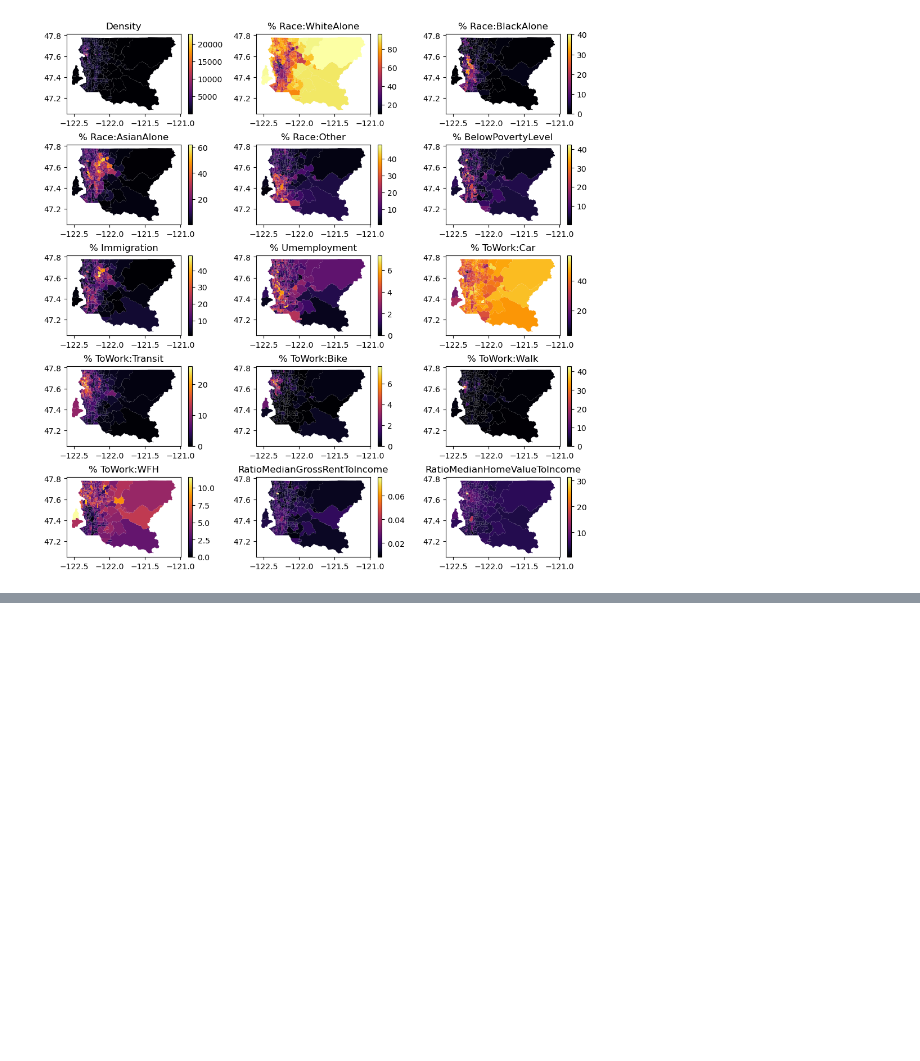
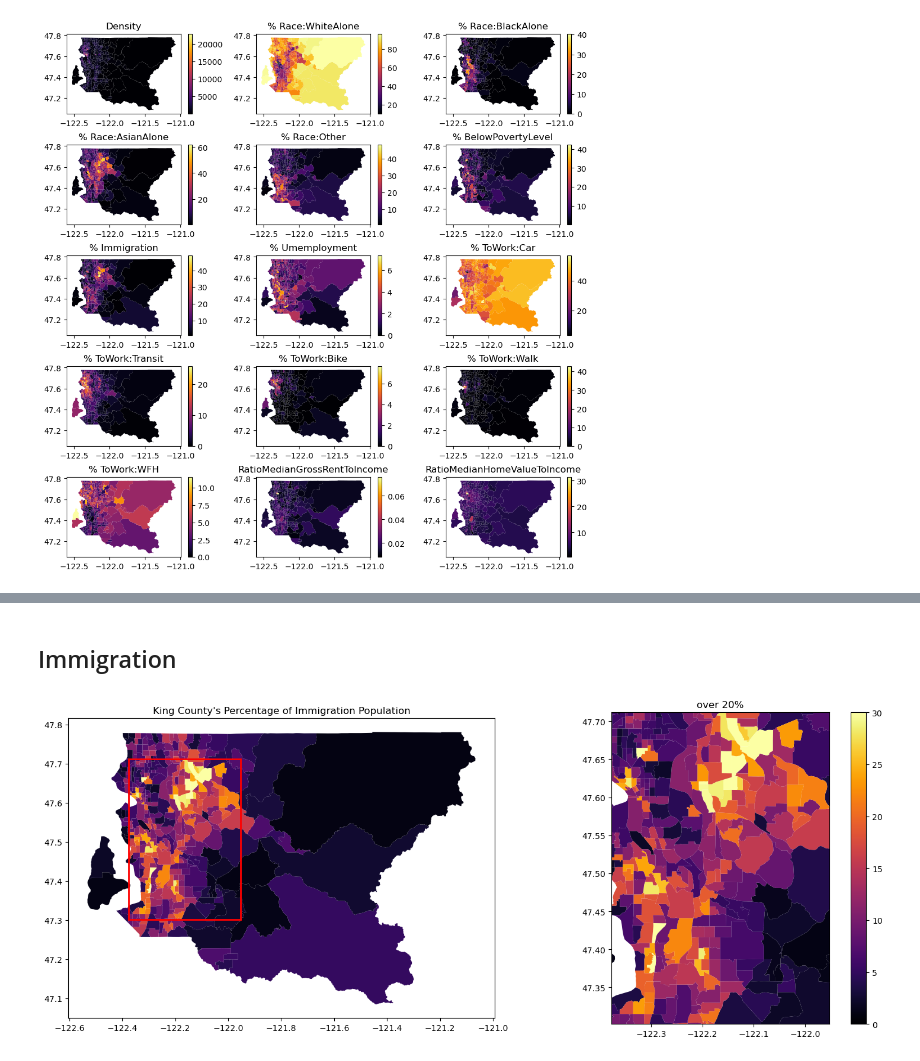
Before and after one commit to UW-GDA/land-use-travel-patterns, a Jupyter notebook: demographic.ipynb, the cells around one changed output, grey strips where cells are left out. Cells and saved outputs as stored; diff of their text form; code cells hidden in the pictures; blank space fills up the shorter version.

```diff
--- a/demographic.ipynb
+++ b/demographic.ipynb
@@ -368,0 +462,26 @@ plt.tight_layout()
+# %% [markdown]
+## Immigration
+# %%
+# Filter the census_gdf to select areas with below poverty pop more than 20%
+immigr_areas = census_gdf[census_gdf['% Immigration'] > 20]
+
+# Get the bounding box of immigration areas
+bbox = immigr_areas.total_bounds
+
+# Plot a rectangle around the high percentage of immigration
+rect = plt.Rectangle((bbox[0], bbox[1]), bbox[2] - bbox[0], bbox[3] - bbox[1],
+                    linewidth=2, edgecolor='red', facecolor='none')
+
+# Plot Percentage of Immigration
+f, ax = plt.subplots(1,2,figsize=(15, 6))
+census_gdf.plot(ax=ax[0],column='% Immigration',cmap='inferno',vmin=0,vmax=30)
+ax[0].set_title("King County's Percentage of Immigration Population")
+ax[0].add_patch(rect)
+
+census_gdf.plot(ax=ax[1],column='% Immigration',cmap='inferno',legend=True ,vmin=0,vmax=30)
+ax[1].set_xlim(bbox[0], bbox[2])
+ax[1].set_ylim(bbox[1], bbox[3])
+ax[1].set_title("over 20%")
+plt.tight_layout()
+# %% [output]
+[figure, added]
```
Also changed, not shown: parts of 22 cells of this notebook.
